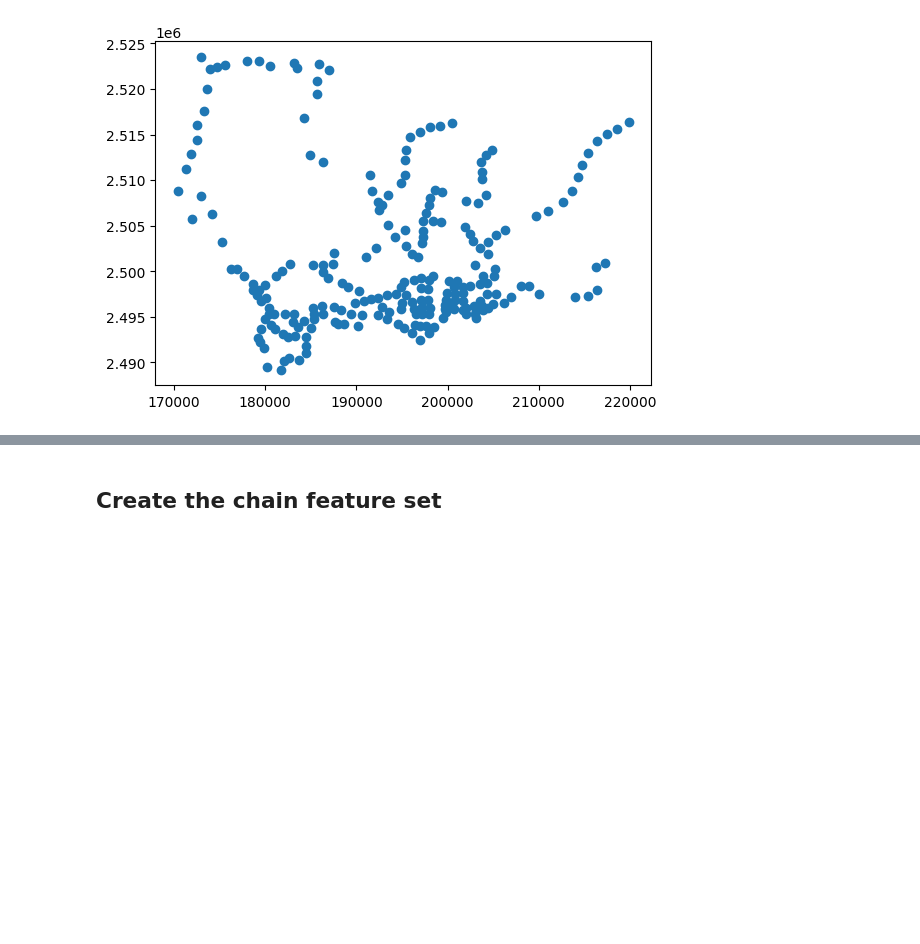
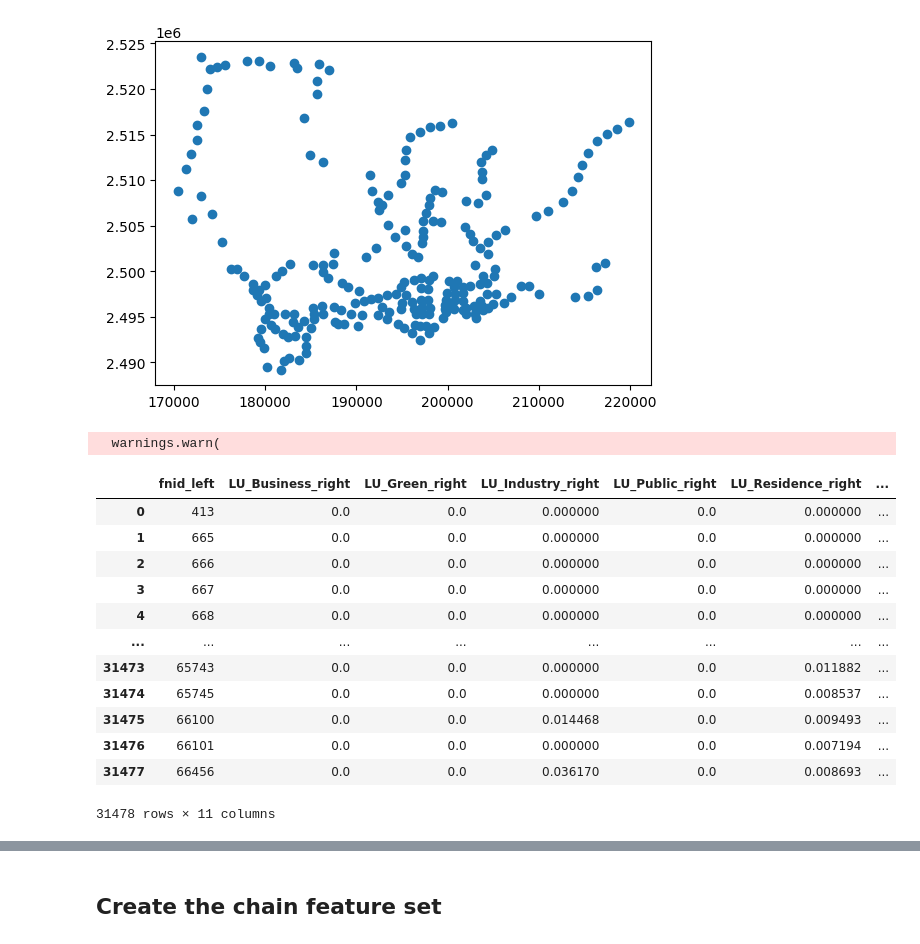
Before and after one commit to BoyangL1/spatial_cognitive, a Jupyter notebook: preprocessing/traj_feature_preprocessing_BEs.ipynb, the cells around one changed output, grey strips where cells are left out. Cells and saved outputs as stored; diff of their text form; code cells hidden in the pictures; blank space fills up the shorter version.

```diff
--- a/preprocessing/traj_feature_preprocessing_BEs.ipynb
+++ b/preprocessing/traj_feature_preprocessing_BEs.ipynb
@@ -335,3 +335,28 @@ old_BE = old_BE[['fnid', 'density', 'intersections', 'road_density', 'rent']]
 # %%
 city_grid_with_LU = pd.merge(city_grid_with_LU, old_BE, how='left', on='fnid')
 city_grid_with_LU['subway'] = city_grid_with_LU['subway'].astype(float)
+# %%
+city_kernel_same = city_grid_with_LU.sjoin_nearest(city_grid_with_LU)
+# %% [output]
+  warnings.warn(
+# %%
+city_kernel_same_compute = city_kernel_same[['fnid_left', 'LU_Business_right',
+       'LU_Green_right', 'LU_Industry_right', 'LU_Public_right',
+       'LU_Residence_right', 'subway_right', 'density_right',
+       'intersections_right', 'road_density_right', 'rent_right']]
+city_kernel_avg = city_kernel_same_compute.groupby(['fnid_left'], as_index=False).mean()
+city_kernel_avg
+# %% [output]
+|  | fnid_left | LU_Business_right | LU_Green_right | LU_Industry_right | LU_Public_right | LU_Residence_right | ... |
+| 0 | 413 | 0.0 | 0.0 | 0.000000 | 0.0 | 0.000000 | ... |
+| 1 | 665 | 0.0 | 0.0 | 0.000000 | 0.0 | 0.000000 | ... |
+| 2 | 666 | 0.0 | 0.0 | 0.000000 | 0.0 | 0.000000 | ... |
+| 3 | 667 | 0.0 | 0.0 | 0.000000 | 0.0 | 0.000000 | ... |
+| 4 | 668 | 0.0 | 0.0 | 0.000000 | 0.0 | 0.000000 | ... |
+| ... | ... | ... | ... | ... | ... | ... | ... |
+| 31473 | 65743 | 0.0 | 0.0 | 0.000000 | 0.0 | 0.011882 | ... |
+| 31474 | 65745 | 0.0 | 0.0 | 0.000000 | 0.0 | 0.008537 | ... |
+| 31475 | 66100 | 0.0 | 0.0 | 0.014468 | 0.0 | 0.009493 | ... |
+| 31476 | 66101 | 0.0 | 0.0 | 0.000000 | 0.0 | 0.007194 | ... |
+| 31477 | 66456 | 0.0 | 0.0 | 0.036170 | 0.0 | 0.008693 | ... |
+31478 rows × 11 columns
```
Also changed, not shown: parts of 5 cells of this notebook, 24 other files.
